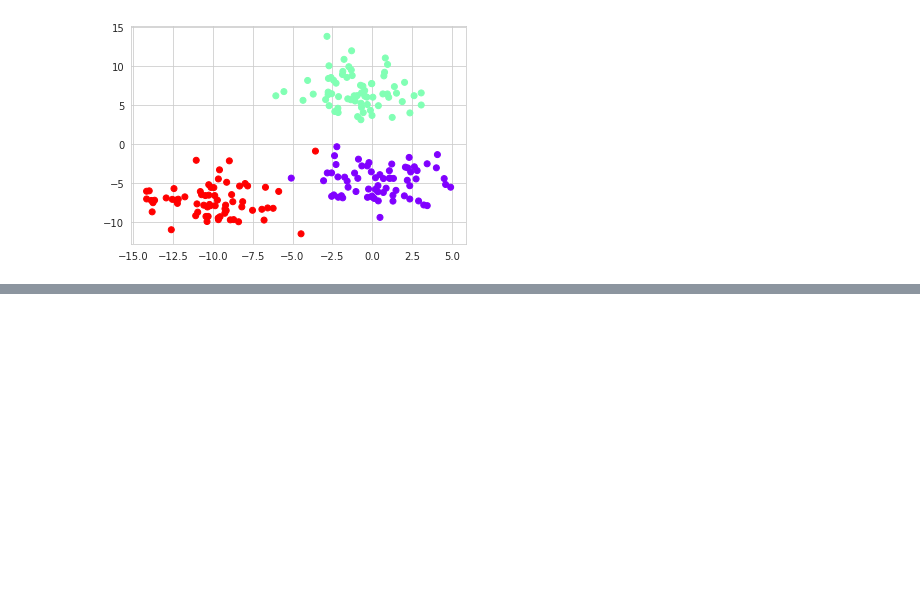
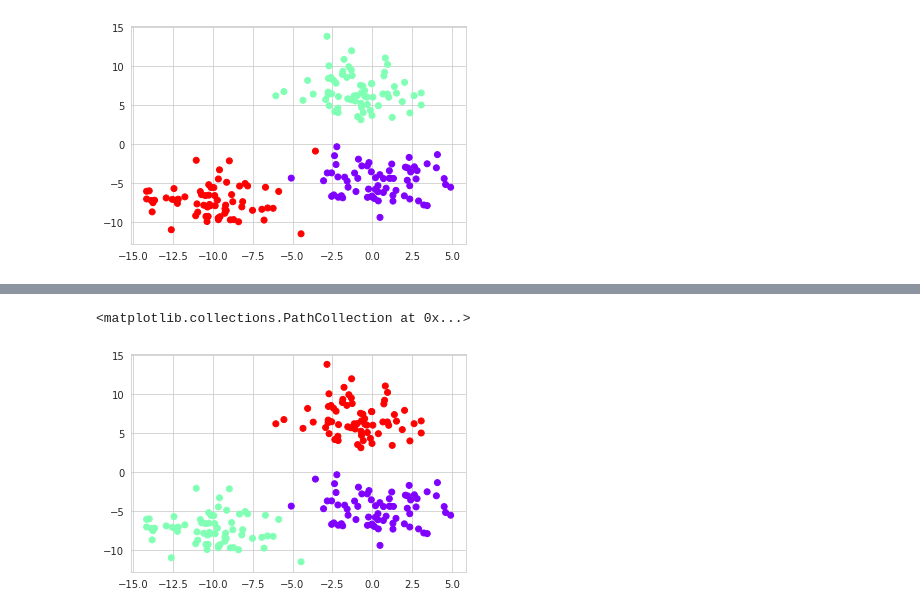
Before and after one commit to truzmeto/EM_GaussianMixture, a Jupyter notebook: kmeans_demo.ipynb, the cells around one changed output, grey strips where cells are left out. Saved outputs shown, nothing was run; the diff lists cells and outputs as text; code cells hidden in the pictures; blank space fills up the shorter version.

Commit message:
included kmeans algorith + notebook demo

```diff
--- a/kmeans_demo.ipynb
+++ b/kmeans_demo.ipynb
@@ -71,2 +74,0 @@ d = distance(x_inp=data, means=means, n_centroids=3)
-# %%
-labels = d.argmin(axis=1) # very elegant way of labeling!
@@ -73,24 +93,7 @@ labels = d.argmin(axis=1) # very elegant way of labeling!
 # %%
-def MoveCent(x_inp, x_expect):
-    '''
-    Performs Maximization step given input data and expectation values, then
-    and returns centroid positions.
-
-    -----------
-
-    Input:   x_inp - numpy ndarray of dimension (n_samples, n_features)
-             x_expect  - numpy ndarray of dimension (n_samples, n_centroids)
-    Output:  means  - numpy ndarray of dimension (n_centroids, n_features)
+def TrainKmeans(x_inp, n_centroids, n_iters, seed):
     '''
 
-    #Maximization Step
-    means = np.dot(x_inp.transpose(),x_expect)
-    return means.T
-
-
-def train_EM(x_inp, n_centroids, n_steps):
-    '''
-    Here we simulate EM by iterating up to n_step and return finale centroid positions.
 
     -----------
 
@@ -100,12 +103,19 @@ def train_EM(x_inp, n_centroids, n_steps):
              labels - clustering labels based on finale expectation value comparison
     '''
 
-    seed = 101
+
     means = Initilize_centroids(x_inp, n_centroids, seed)
+    save_change =  []
 
-    for i in range(steps):
-        x_expect = Estep(data, means, n_centroids)
-        means = Mstep(data, x_expect)
+    for i in range(n_iters):
 
-    labels = x_expect.argmax(axis=1) # very elegant way of labeling!
-    return means, labels
+        dist, new_labels = UpdateLabels(x_inp, means, n_centroids)
+        new_means = UpdateMeans(x_inp, new_labels, n_centroids)
+        #change = means - new_means
+        means = new_means.copy()
+
+        #save_change.append(np.dot(change, change))
+
+    return means, new_labels#, save_change
+# %%
+means, pred_labels = TrainKmeans(data, 3, 50, seed=50)
@@ -111,0 +138,6 @@ def train_EM(x_inp, n_centroids, n_steps):
+# %%
+sns.set_style("whitegrid")
+plt.scatter(x , y, c = pred_labels, cmap='rainbow')
+# %% [output]
+<matplotlib.collections.PathCollection at 0x...>
+[figure, added]
```
Also changed, not shown: parts of 5 cells of this notebook, 1 other file.
